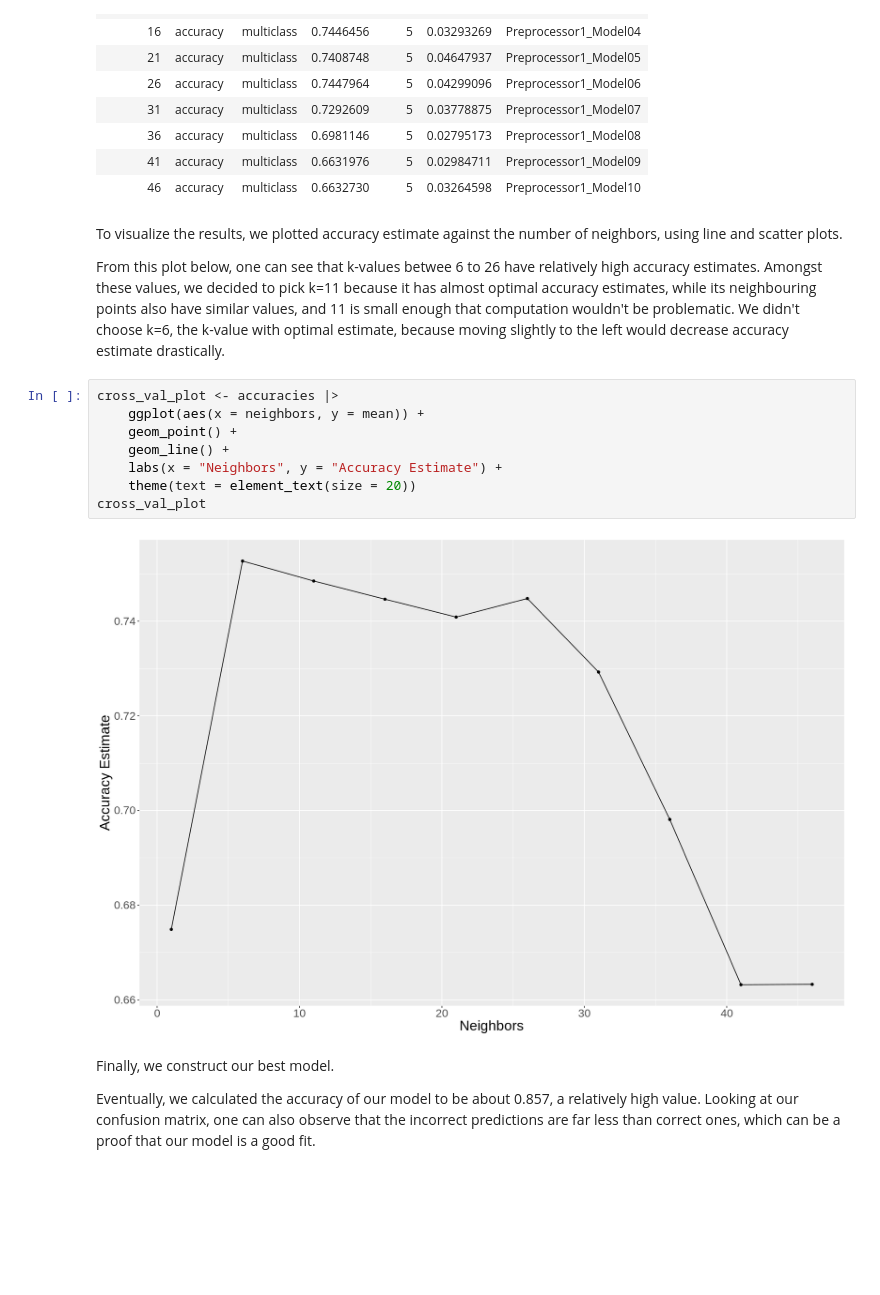
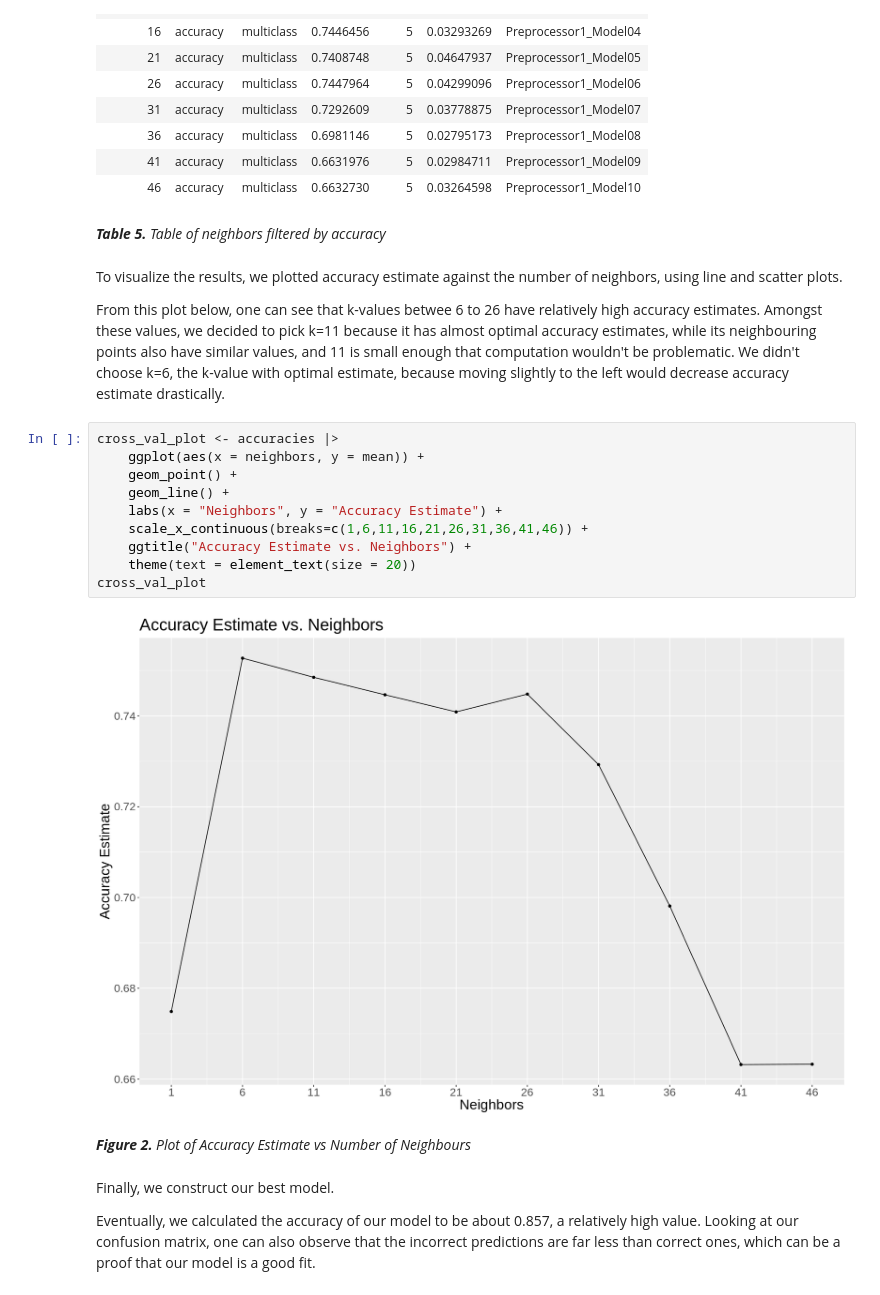
Before and after one commit to fyang1419/Group-56-Project, a Jupyter notebook: Project Report.ipynb, the cells around one changed output. Cells and saved outputs as stored; diff of their text form; blank space fills up the shorter version.

```diff
--- a/Project Report.ipynb
+++ b/Project Report.ipynb
@@ -256,6 +244,8 @@ A tibble: 10 × 7
 | 36 | accuracy | multiclass | 0.6981146 | 5 | 0.02795173 | Preprocessor1_Model08 |
 | 41 | accuracy | multiclass | 0.6631976 | 5 | 0.02984711 | Preprocessor1_Model09 |
 | 46 | accuracy | multiclass | 0.6632730 | 5 | 0.03264598 | Preprocessor1_Model10 |
+# %% [markdown]
+***Table 5.** Table of neighbors filtered by accuracy*
 # %% [markdown]
 To visualize the results, we plotted accuracy estimate against the number of neighbors, using line and scatter plots.
 
@@ -263,13 +253,17 @@ From this plot below, one can see that k-values betwee 6 to 26 have relatively h
 # %%
 cross_val_plot <- accuracies |>
     ggplot(aes(x = neighbors, y = mean)) +
     geom_point() +
     geom_line() +
     labs(x = "Neighbors", y = "Accuracy Estimate") +
+    scale_x_continuous(breaks=c(1,6,11,16,21,26,31,36,41,46)) +
+    ggtitle("Accuracy Estimate vs. Neighbors") +
     theme(text = element_text(size = 20))
 cross_val_plot
 # %% [output]
-[figure, old version]
+[figure, new version]
+# %% [markdown]
+***Figure 2.** Plot of Accuracy Estimate vs Number of Neighbours*
 # %% [markdown]
 Finally, we construct our best model.
 
```
Also changed, not shown: parts of 27 cells of this notebook.
